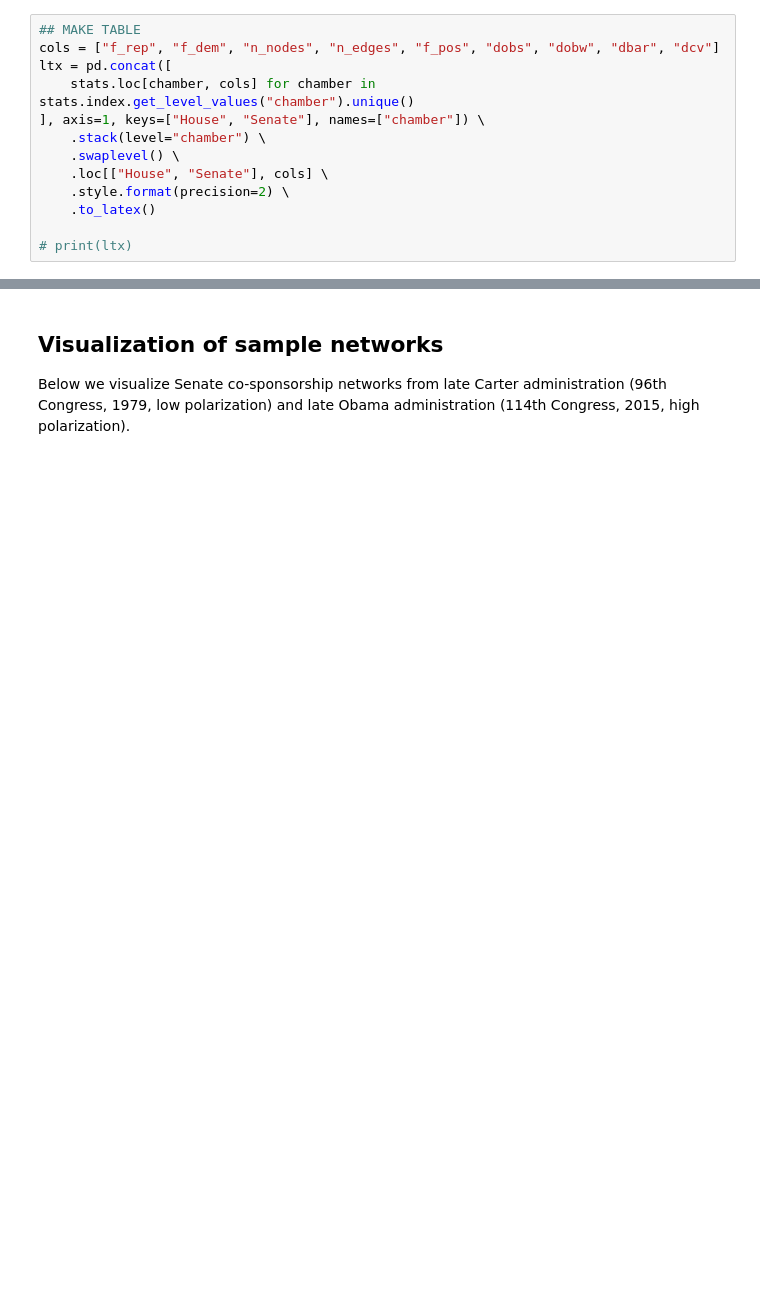
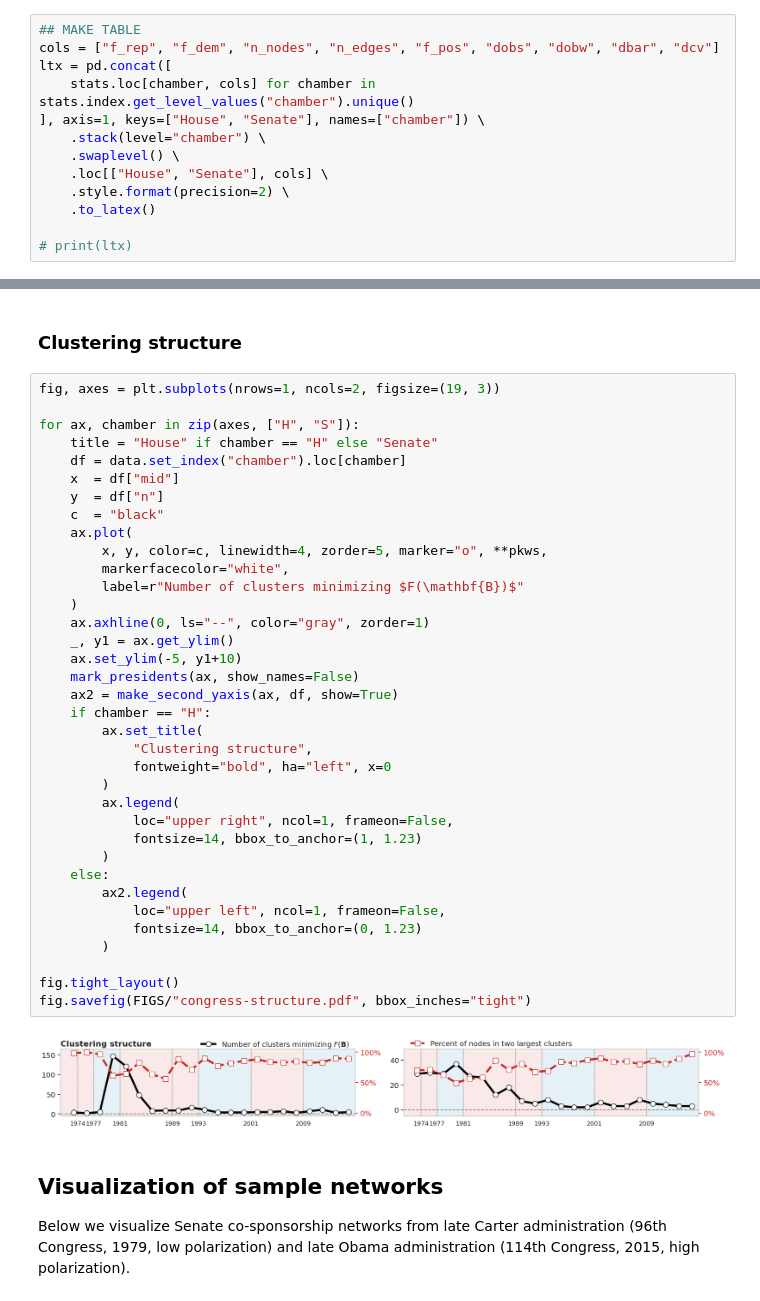
Before and after one commit to sztal/msb, a Jupyter notebook: notebooks/5-congress/5-congress.ipynb, the cells around one changed output, grey strips where cells are left out. Saved outputs shown, nothing was run; the diff lists cells and outputs as text; blank space fills up the shorter version.

```diff
--- a/notebooks/5-congress/5-congress.ipynb
+++ b/notebooks/5-congress/5-congress.ipynb
@@ -445,3 +240,43 @@ fig.savefig(FIGS/"congress-simplified.pdf", bbox_inches="tight")
+# %% [markdown]
+### Clustering structure
+# %%
+fig, axes = plt.subplots(nrows=1, ncols=2, figsize=(19, 3))
+
+for ax, chamber in zip(axes, ["H", "S"]):
+    title = "House" if chamber == "H" else "Senate"
+    df = data.set_index("chamber").loc[chamber]
+    x  = df["mid"]
+    y  = df["n"]
+    c  = "black"
+    ax.plot(
+        x, y, color=c, linewidth=4, zorder=5, marker="o", **pkws,
+        markerfacecolor="white",
+        label=r"Number of clusters minimizing $F(\mathbf{B})$"
+    )
+    ax.axhline(0, ls="--", color="gray", zorder=1)
+    _, y1 = ax.get_ylim()
+    ax.set_ylim(-5, y1+10)
+    mark_presidents(ax, show_names=False)
+    ax2 = make_second_yaxis(ax, df, show=True)
+    if chamber == "H":
+        ax.set_title(
+            "Clustering structure",
+            fontweight="bold", ha="left", x=0
+        )
+        ax.legend(
+            loc="upper right", ncol=1, frameon=False,
+            fontsize=14, bbox_to_anchor=(1, 1.23)
+        )
+    else:
+        ax2.legend(
+            loc="upper left", ncol=1, frameon=False,
+            fontsize=14, bbox_to_anchor=(0, 1.23)
+        )
+
+fig.tight_layout()
+fig.savefig(FIGS/"congress-structure.pdf", bbox_inches="tight")
+# %% [output]
+[figure, added]
 # %% [markdown]
 ## Visualization of sample networks
 
```
Also changed, not shown: parts of 15 cells of this notebook, 6 other files.
